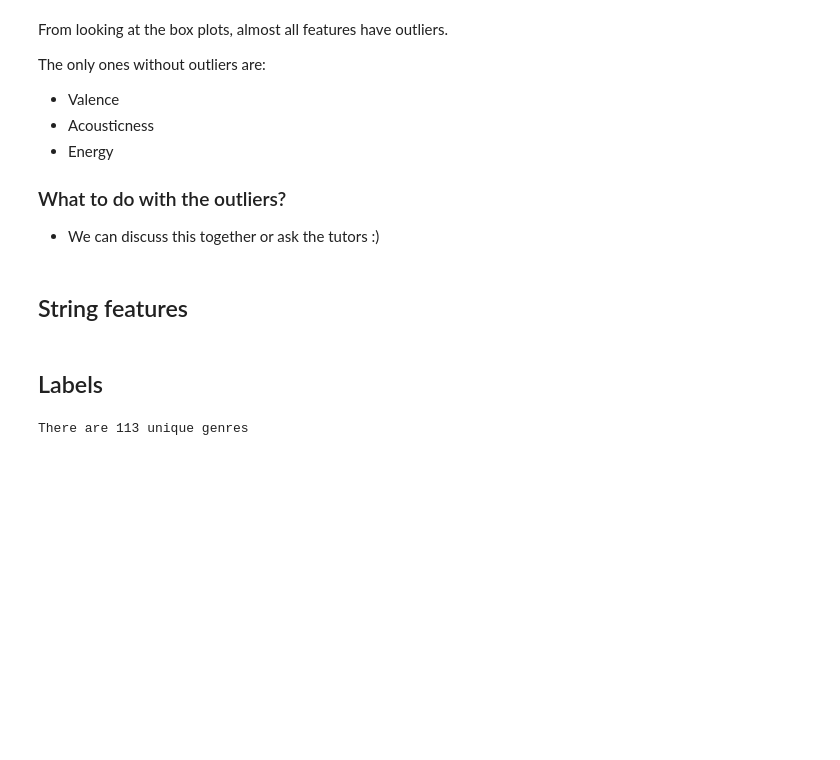
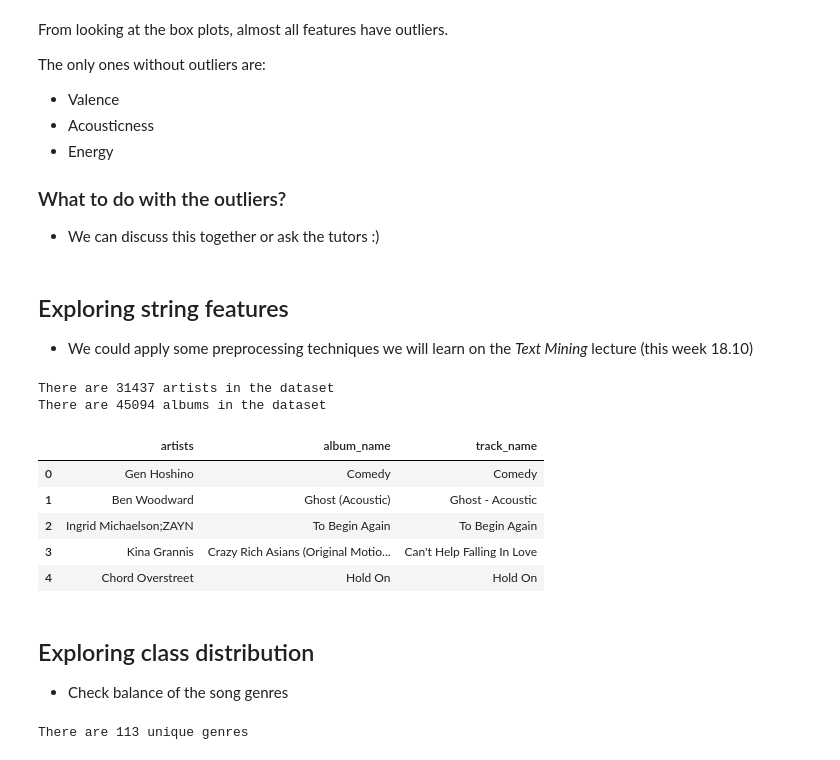
Before and after one commit to liza-no/IE500_Data_Mining_Project, a Jupyter notebook: data-exploration.ipynb, the cells around one changed output. Drawn from its saved outputs; the diff is of its cells as text; code cells hidden in the pictures; blank space fills up the shorter version.

Commit message:
Add info for string features

```diff
--- a/data-exploration.ipynb
+++ b/data-exploration.ipynb
@@ -126,8 +126,26 @@ The only ones without outliers are:
 ### What to do with the outliers?
 
 * We can discuss this together or ask the tutors :)
-# %% [markdown]
-## String features
-# %% [markdown]
-## Labels
+# %% [markdown]
+## Exploring string features
+* We could apply some preprocessing techniques we will learn on the _Text Mining_ lecture (this week 18.10)
+# %%
+string_features = songs[['artists', 'album_name', 'track_name']]
+# This number is inaccurate because some tracks have lists of artists separated by ;
+print(f"There are {len(songs['artists'].unique())} artists in the dataset")
+print(f"There are {len(songs['album_name'].unique())} albums in the dataset")
+string_features.head()
+# %% [output]
+There are 31437 artists in the dataset
+There are 45094 albums in the dataset
+|  | artists | album_name | track_name |
+| 0 | Gen Hoshino | Comedy | Comedy |
+| 1 | Ben Woodward | Ghost (Acoustic) | Ghost - Acoustic |
+| 2 | Ingrid Michaelson;ZAYN | To Begin Again | To Begin Again |
+| 3 | Kina Grannis | Crazy Rich Asians (Original Motio... | Can't Help Falling In Love |
+| 4 | Chord Overstreet | Hold On | Hold On |
+# %% [markdown]
+## Exploring class distribution
+
+* Check balance of the song genres
 # %%
```
Also changed, not shown: parts of 1 cell of this notebook.
